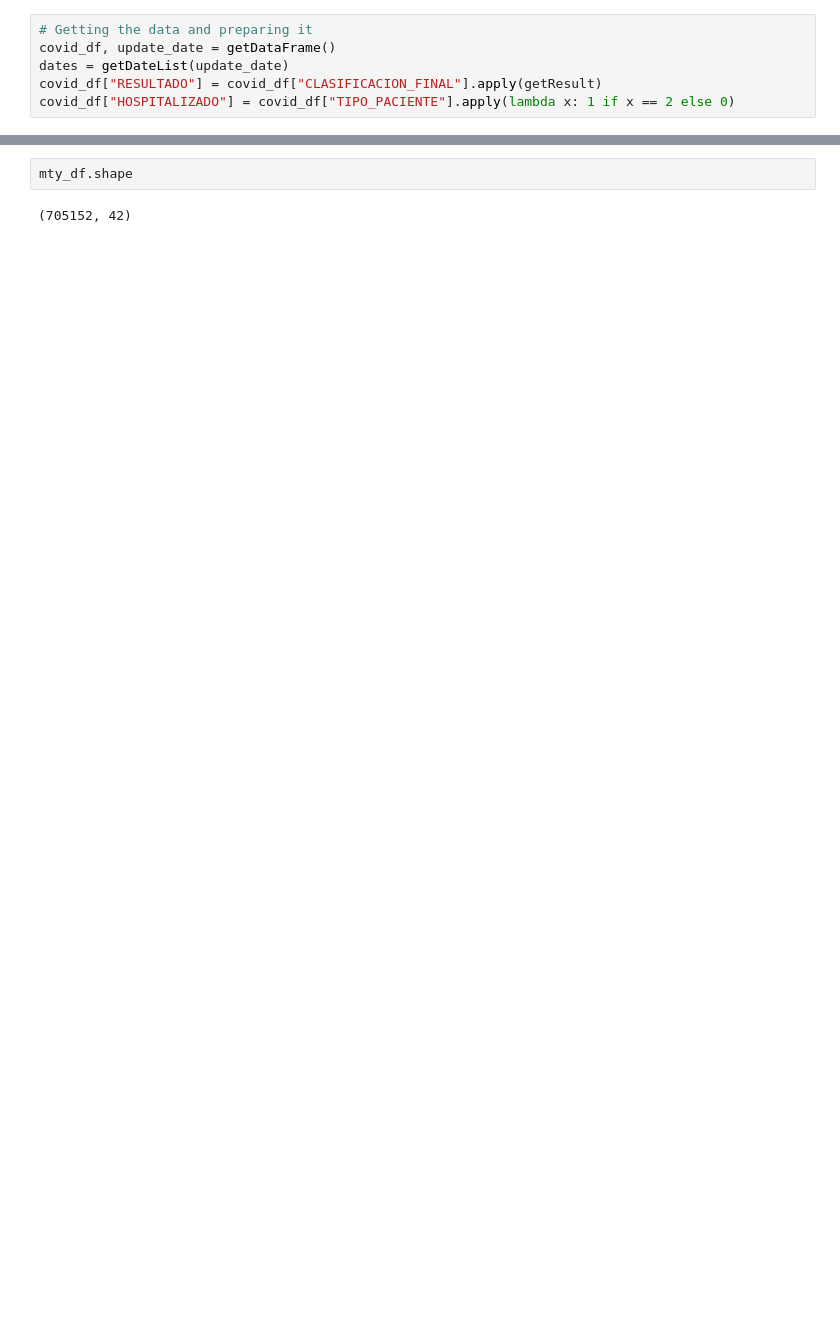
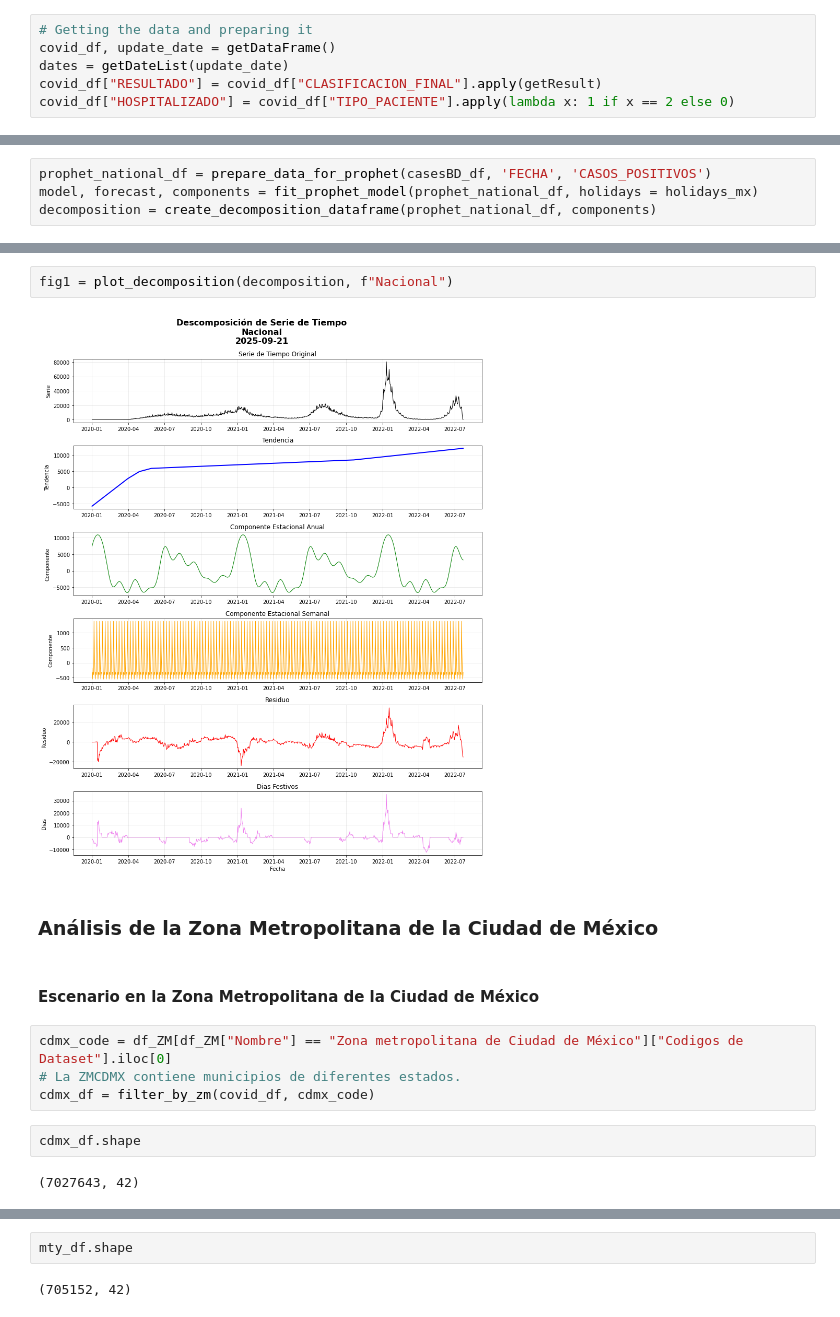
Before and after one commit to EduHdzVillasana/COVIDSTATSMX, a Jupyter notebook: Tesina/Script/curve_forecasting.ipynb, the cells around one changed output, grey strips where cells are left out. Drawn from its saved outputs; the diff is of its cells as text; blank space fills up the shorter version.

```diff
--- a/Tesina/Script/curve_forecasting.ipynb
+++ b/Tesina/Script/curve_forecasting.ipynb
@@ -524,0 +516,4 @@ mty_df = filter_by_zm(covid_df, mty_codes)
+# %%
+prophet_national_df = prepare_data_for_prophet(casesBD_df, 'FECHA', 'CASOS_POSITIVOS')
+model, forecast, components = fit_prophet_model(prophet_national_df, holidays = holidays_mx)
+decomposition = create_decomposition_dataframe(prophet_national_df, components)
@@ -524,0 +546,16 @@ mty_df = filter_by_zm(covid_df, mty_codes)
+# %%
+fig1 = plot_decomposition(decomposition, f"Nacional")
+# %% [output]
+[figure, added]
+# %% [markdown]
+### Análisis de la Zona Metropolitana de la Ciudad de México
+# %% [markdown]
+#### Escenario en la Zona Metropolitana de la Ciudad de México
+# %%
+cdmx_code = df_ZM[df_ZM["Nombre"] == "Zona metropolitana de Ciudad de México"]["Codigos de Dataset"].iloc[0]
+# La ZMCDMX contiene municipios de diferentes estados.
+cdmx_df = filter_by_zm(covid_df, cdmx_code)
+# %%
+cdmx_df.shape
+# %% [output]
+(7027643, 42)
```
Also changed, not shown: parts of 84 cells of this notebook, 17 other files.
